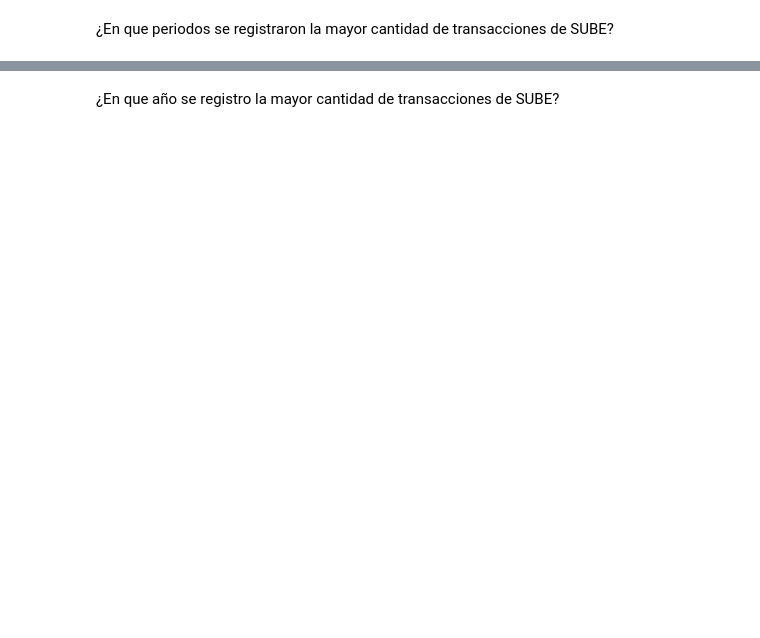
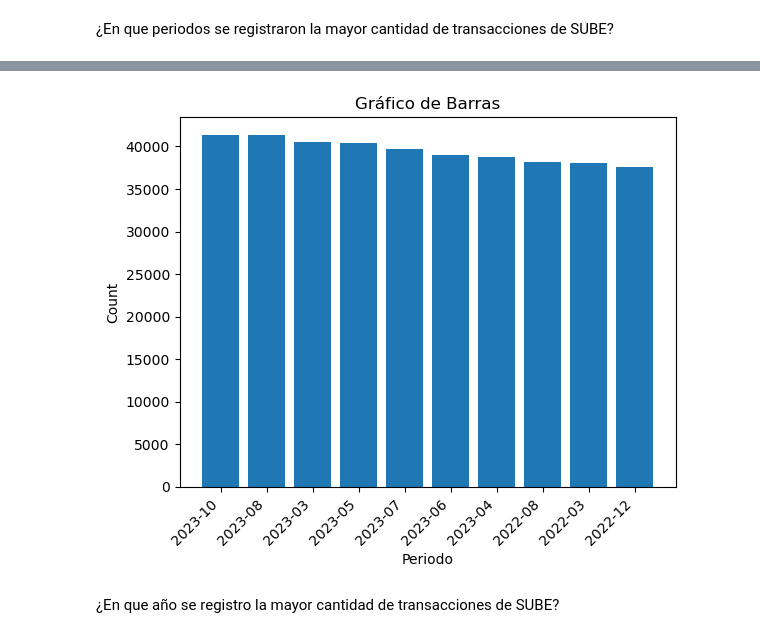
Before and after one commit to matiasfeliu92/Transacciones_Sube, a Jupyter notebook: Transacciones_SUBE_analytics.ipynb, the cells around one changed output, grey strips where cells are left out. Cells and saved outputs as stored; diff of their text form; code cells hidden in the pictures; blank space fills up the shorter version.

```diff
--- a/Transacciones_SUBE_analytics.ipynb
+++ b/Transacciones_SUBE_analytics.ipynb
@@ -110,4 +114,11 @@ df_Transacciones_SUBE_periodo
 # %%
-fig = px.bar(df_Transacciones_SUBE_periodo, x='Periodo', y='count')
-fig.show()
+# fig = px.bar(df_Transacciones_SUBE_periodo, x='Periodo', y='count')
+# fig.show()
+
+plt.bar(df_Transacciones_SUBE_periodo['Periodo'], df_Transacciones_SUBE_periodo['count'])
+plt.xticks(rotation=45, ha='right')
+plt.xlabel('Periodo')
+plt.ylabel('Count')
+plt.title('Gráfico de Barras')
+plt.show()
 # %% [output]
@@ -116,3 +125,4 @@ fig.show()
+[figure, added]
 # %% [markdown]
 ¿En que año se registro la mayor cantidad de transacciones de SUBE?
 # %%
```
Also changed, not shown: parts of 14 cells of this notebook, 5 other files.
